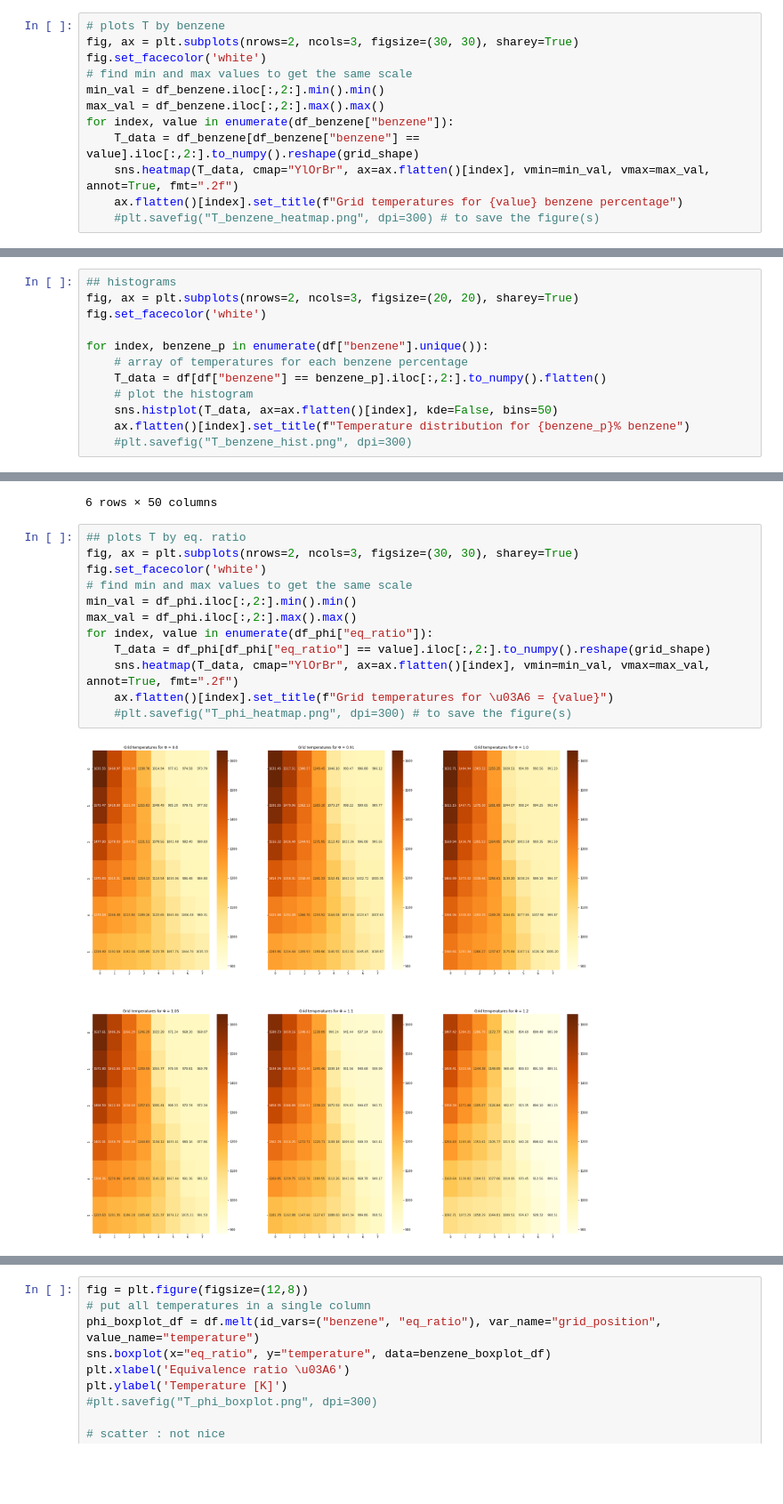
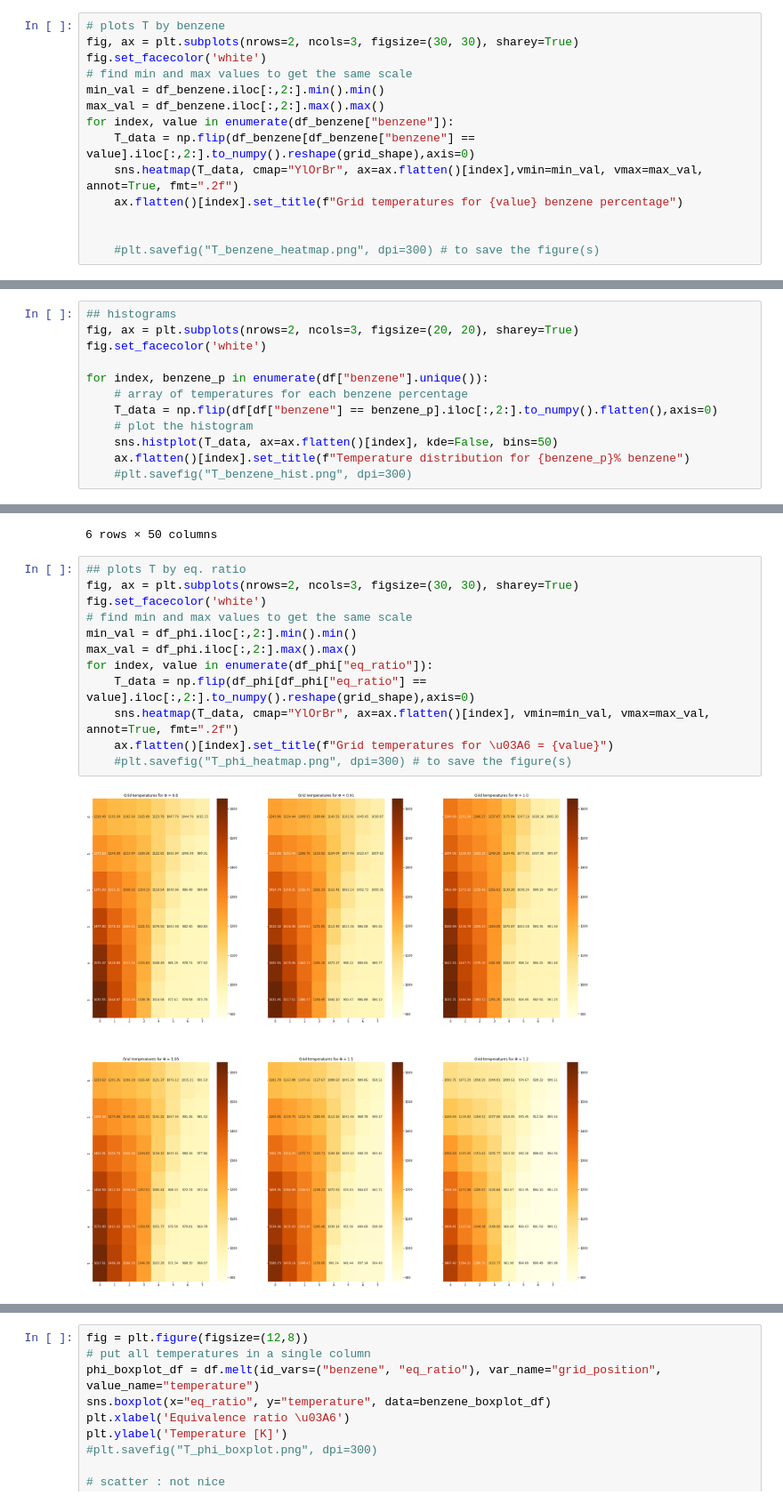
Before and after one commit to alesspiscopo/Data-Driven-MILD, a Jupyter notebook: Benzene.ipynb, the cells around one changed output, grey strips where cells are left out. Shown at 89% size. Drawn from its saved outputs; the diff is of its cells as text; blank space fills up the shorter version.

```diff
--- a/Benzene.ipynb
+++ b/Benzene.ipynb
@@ -66,8 +66,10 @@ fig.set_facecolor('white')
 min_val = df_benzene.iloc[:,2:].min().min()
 max_val = df_benzene.iloc[:,2:].max().max()
 for index, value in enumerate(df_benzene["benzene"]):
-    T_data = df_benzene[df_benzene["benzene"] == value].iloc[:,2:].to_numpy().reshape(grid_shape)
-    sns.heatmap(T_data, cmap="YlOrBr", ax=ax.flatten()[index], vmin=min_val, vmax=max_val, annot=True, fmt=".2f")
+    T_data = np.flip(df_benzene[df_benzene["benzene"] == value].iloc[:,2:].to_numpy().reshape(grid_shape),axis=0)
+    sns.heatmap(T_data, cmap="YlOrBr", ax=ax.flatten()[index],vmin=min_val, vmax=max_val, annot=True, fmt=".2f")
     ax.flatten()[index].set_title(f"Grid temperatures for {value} benzene percentage")
+
+
     #plt.savefig("T_benzene_heatmap.png", dpi=300) # to save the figure(s)
 # %% [output]
@@ -79,7 +81,7 @@ fig.set_facecolor('white')
 
 for index, benzene_p in enumerate(df["benzene"].unique()):
     # array of temperatures for each benzene percentage
-    T_data = df[df["benzene"] == benzene_p].iloc[:,2:].to_numpy().flatten()
+    T_data = np.flip(df[df["benzene"] == benzene_p].iloc[:,2:].to_numpy().flatten(),axis=0)
     # plot the histogram
     sns.histplot(T_data, ax=ax.flatten()[index], kde=False, bins=50)
     ax.flatten()[index].set_title(f"Temperature distribution for {benzene_p}% benzene")
@@ -115,17 +117,17 @@ df_phi
 # %%
 ## plots T by eq. ratio
 fig, ax = plt.subplots(nrows=2, ncols=3, figsize=(30, 30), sharey=True)
 fig.set_facecolor('white')
 # find min and max values to get the same scale
 min_val = df_phi.iloc[:,2:].min().min()
 max_val = df_phi.iloc[:,2:].max().max()
 for index, value in enumerate(df_phi["eq_ratio"]):
-    T_data = df_phi[df_phi["eq_ratio"] == value].iloc[:,2:].to_numpy().reshape(grid_shape)
+    T_data = np.flip(df_phi[df_phi["eq_ratio"] == value].iloc[:,2:].to_numpy().reshape(grid_shape),axis=0)
     sns.heatmap(T_data, cmap="YlOrBr", ax=ax.flatten()[index], vmin=min_val, vmax=max_val, annot=True, fmt=".2f")
     ax.flatten()[index].set_title(f"Grid temperatures for \u03A6 = {value}")
     #plt.savefig("T_phi_heatmap.png", dpi=300) # to save the figure(s)
 # %% [output]
-[figure, old version]
+[figure, new version]
 # %%
 ##Histogram plots
 ## histograms
```
Also changed, not shown: parts of 16 cells of this notebook.
